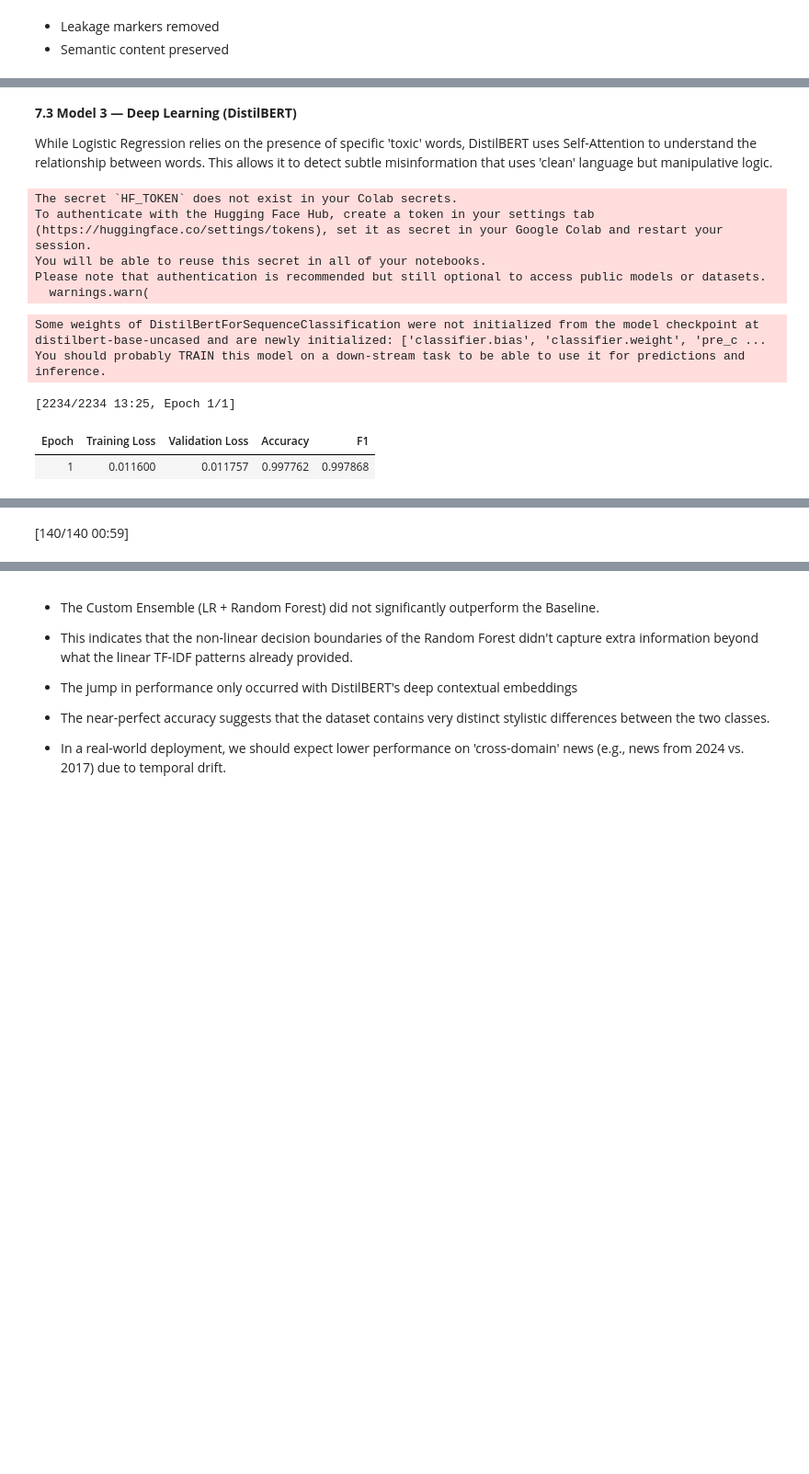
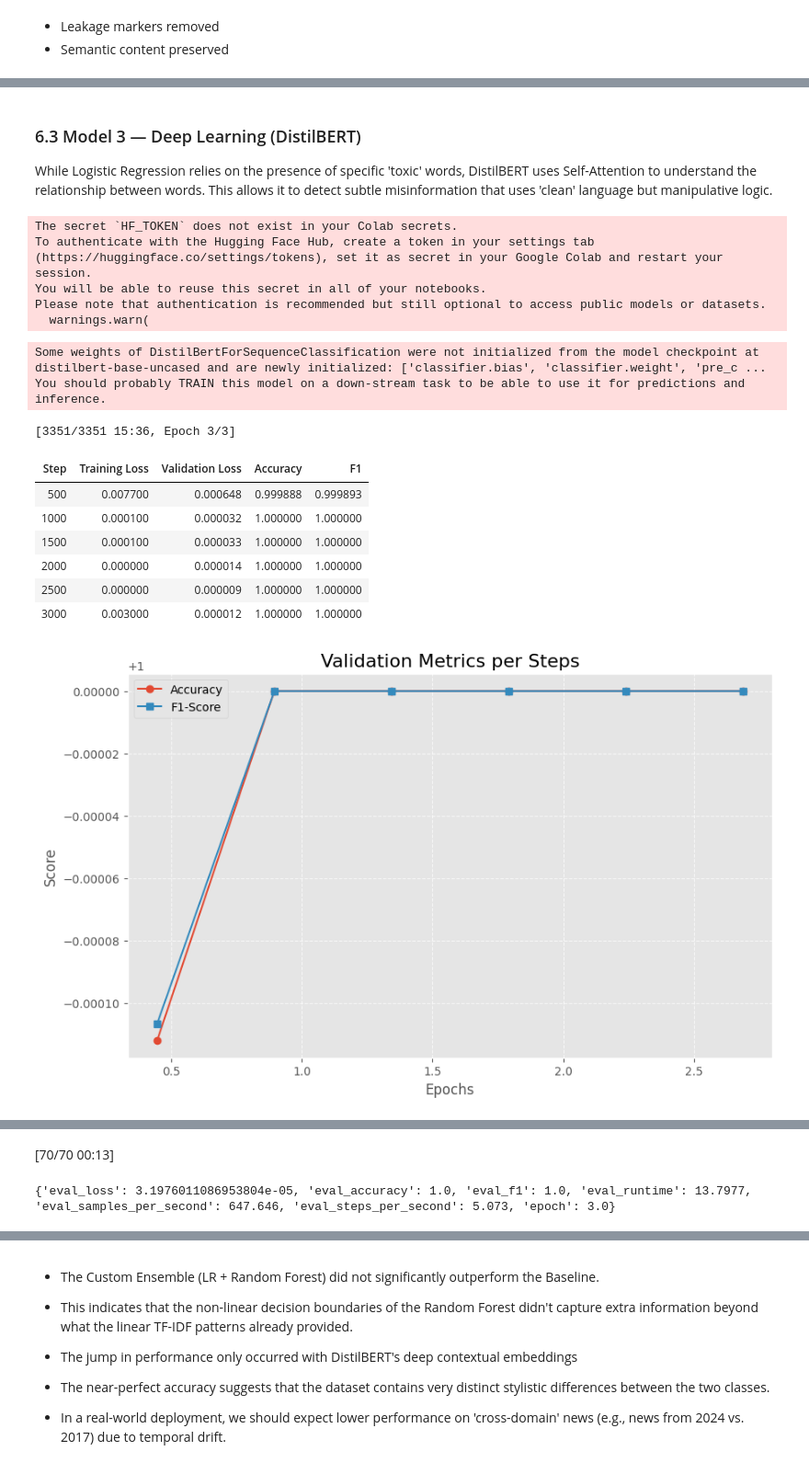
Before and after one commit to LiubovRev/Fake-News-Detector, a Jupyter notebook: fake_news_project.ipynb, the cells around one changed output, grey strips where cells are left out. Shown at 92% size. Saved outputs shown, nothing was run; the diff lists cells and outputs as text; code cells hidden in the pictures; blank space fills up the shorter version.

Commit message:
Test on the another Dataset

```diff
--- a/fake_news_project.ipynb
+++ b/fake_news_project.ipynb
@@ -112,7 +192,9 @@ def rigorous_cleaning(text):
 # %%
-df['cleaned_text'] = df['text'].apply(rigorous_cleaning)
+print("After Rigorous Text Cleaning - Classical")
+print("Fake:", get_top_ngrams(df[df['is_fake']==1]['text_classical']))
+print("Real:", get_top_ngrams(df[df['is_fake']==0]['text_classical']))
 
-print("After Rigorous Text Cleaning")
-print("Fake:", get_top_ngrams(df[df['is_fake']==1]['cleaned_text']))
-print("Real:", get_top_ngrams(df[df['is_fake']==0]['cleaned_text']))
+print("After Rigorous Text Cleaning - BERT")
+print("Fake:", get_top_ngrams(df[df['is_fake']==1]['text_bert']))
+print("Real:", get_top_ngrams(df[df['is_fake']==0]['text_bert']))
 # %% [output]
@@ -175,7 +412,15 @@ y_pred_ens = ensemble.predict(X_test_vec)
 # %% [markdown]
-**7.3 Model 3 — Deep Learning (DistilBERT)**
+### 6.3 Model 3 — Deep Learning (DistilBERT)
 
 While Logistic Regression relies on the presence of specific 'toxic' words, DistilBERT uses Self-Attention to understand the relationship between words. This allows it to detect subtle misinformation that uses 'clean' language but manipulative logic.
+# %%
+X_train, X_test, y_train, y_test = train_test_split(
+    df['text_bert'],
+    df['is_fake'],
+    test_size=0.2,
+    stratify=df['is_fake'],
+    random_state=42
+)
 # %%
 class FakeNewsDataset(torch.utils.data.Dataset):
     def __init__(self, encodings, labels):
@@ -214,32 +502,61 @@ def compute_metrics(pred):
 # %%
-model = DistilBertForSequenceClassification.from_pretrained(
-    'distilbert-base-uncased', num_labels=2
-)
+# Initialize the Model
+model = DistilBertForSequenceClassification.from_pretrained('distilbert-base-uncased', num_labels=2)
 
+# Configure Training Arguments for SPEED
 args = TrainingArguments(
     output_dir='./results',
-    num_train_epochs=1,
-    per_device_train_batch_size=16,
-    per_device_eval_batch_size=64,
-    eval_strategy="epoch",
-    save_strategy="epoch",
+    num_train_epochs=3,
+    logging_steps=100,               # Reduced logging frequency to save I/O overhead
+    eval_strategy="steps",
+    eval_steps=500,
+
+    # 1. Mixed Precision Training (Huge Speedup on GPUs)
+    fp16=True,
+
+    # 2. Increase Batch Size (Maximize GPU memory usage)
+    per_device_train_batch_size=32,  # Doubled from 16
+    per_device_eval_batch_size=128,  # Doubled from 64
+
+    # 3. Optimization Settings
+    group_by_length=True,            # Pads sequences more efficiently
+    dataloader_num_workers=2,        # Use multiple CPU cores for data loading
+
+    save_total_limit=1,              # Save less often to reduce disk writes
     load_best_model_at_end=True,
+    metric_for_best_model="f1",
     report_to="none"
 )
 
+# Initialize the Trainer
 trainer = Trainer(
     model=model,
     args=args,
     train_dataset=train_ds,
     eval_dataset=test_ds,
     compute_metrics=compute_metrics
 )
 
+# 4. Use PyTorch 2.0 Compilation
+if hasattr(torch, 'compile'):
+    model = torch.compile(model)
+
 trainer.train()
+plot_metrics(trainer)
+plot_training_history(trainer)
+
+# Final evaluation on the test set
 results_bert = trainer.evaluate()
+print(results_bert)
 # %% [output]
 Some weights of DistilBertForSequenceClassification were not initialized from the model checkpoint at distilbert-base-uncased and are newly initialized: ['classifier.bias', 'classifier.weight', 'pre_c ...
 You should probably TRAIN this model on a down-stream task to be able to use it for predictions and inference.
-[2234/2234 13:25, Epoch 1/1]
+[3351/3351 15:36, Epoch 3/3]
-| Epoch | Training Loss | Validation Loss | Accuracy | F1 |
-| 1 | 0.011600 | 0.011757 | 0.997762 | 0.997868 |
+| Step | Training Loss | Validation Loss | Accuracy | F1 |
+| 500 | 0.007700 | 0.000648 | 0.999888 | 0.999893 |
+| 1000 | 0.000100 | 0.000032 | 1.000000 | 1.000000 |
+| 1500 | 0.000100 | 0.000033 | 1.000000 | 1.000000 |
+| 2000 | 0.000000 | 0.000014 | 1.000000 | 1.000000 |
+| 2500 | 0.000000 | 0.000009 | 1.000000 | 1.000000 |
+| 3000 | 0.003000 | 0.000012 | 1.000000 | 1.000000 |
+[figure, added]
@@ -246,2 +564,3 @@ You should probably TRAIN this model on a down-stream task to be able to use it
-[140/140 00:59]
+[70/70 00:13]
+{'eval_loss': 3.1976011086953804e-05, 'eval_accuracy': 1.0, 'eval_f1': 1.0, 'eval_runtime': 13.7977, 'eval_samples_per_second': 647.646, 'eval_steps_per_second': 5.073, 'epoch': 3.0}
 # %% [markdown]
```
Also changed, not shown: parts of 55 cells of this notebook.
